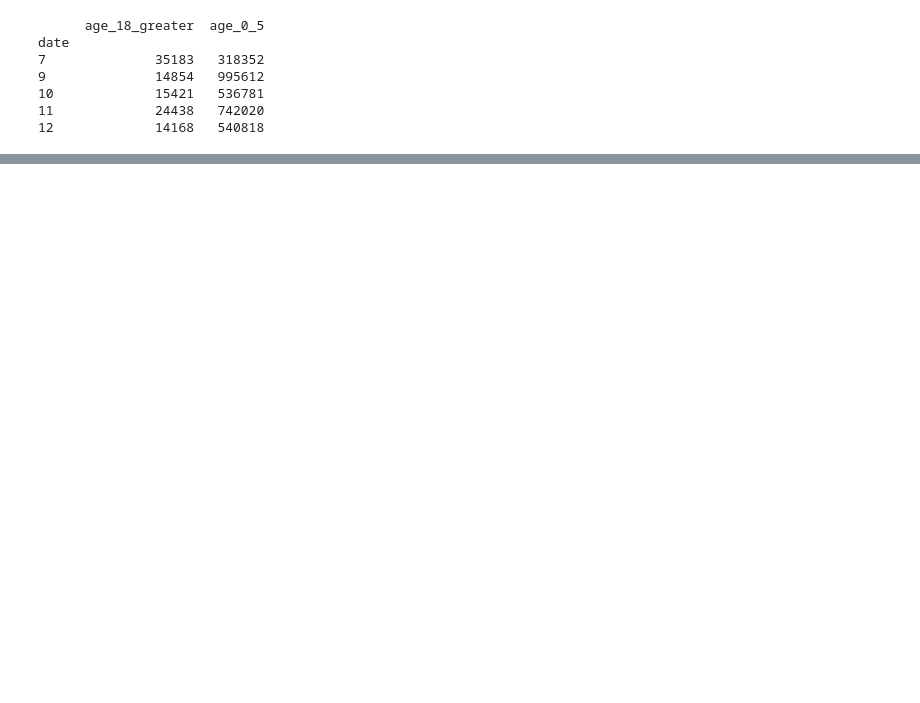
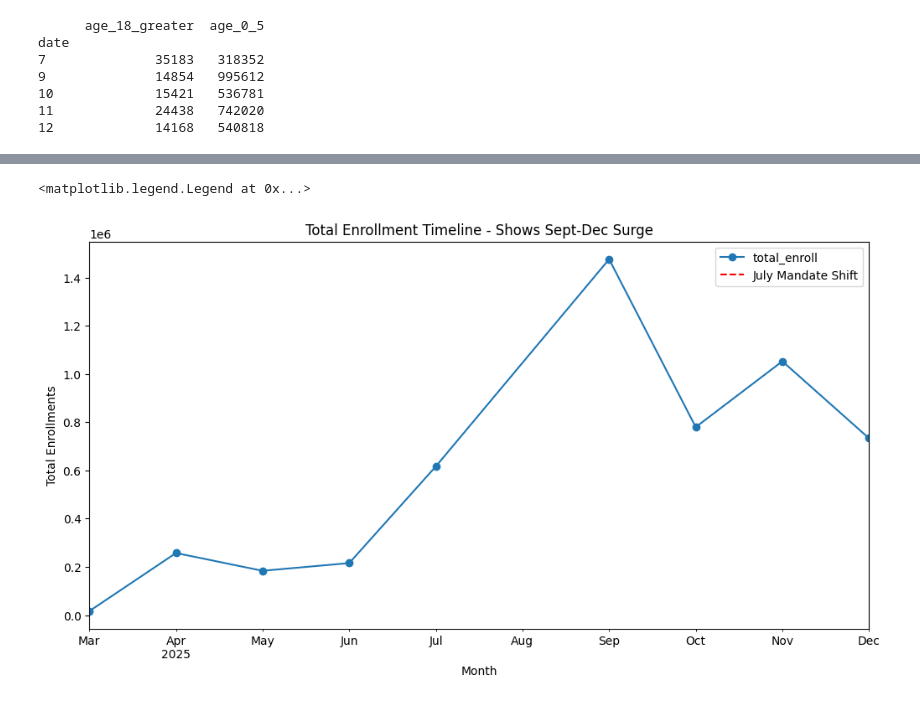
Before and after one commit to medisumeet/UIDAI-Hackathon-2026, a Jupyter notebook: uidai.ipynb, the cells around one changed output, grey strips where cells are left out. Drawn from its saved outputs; the diff is of its cells as text; code cells hidden in the pictures; blank space fills up the shorter version.

```diff
--- a/uidai.ipynb
+++ b/uidai.ipynb
@@ -625,0 +673,12 @@ date
+# %%
+# Add this cell
+monthly_trend = df.groupby(df['date'].dt.to_period('M'))['total_enroll'].sum()
+monthly_trend.plot(kind='line', marker='o', figsize=(12,6))
+plt.title('Total Enrollment Timeline - Shows Sept-Dec Surge')
+plt.ylabel('Total Enrollments')
+plt.xlabel('Month')
+plt.axvline(x=6, color='red', linestyle='--', label='July Mandate Shift')
+plt.legend()
+# %% [output]
+<matplotlib.legend.Legend at 0x...>
+[figure, added]
```
Also changed, not shown: parts of 13 cells of this notebook.
